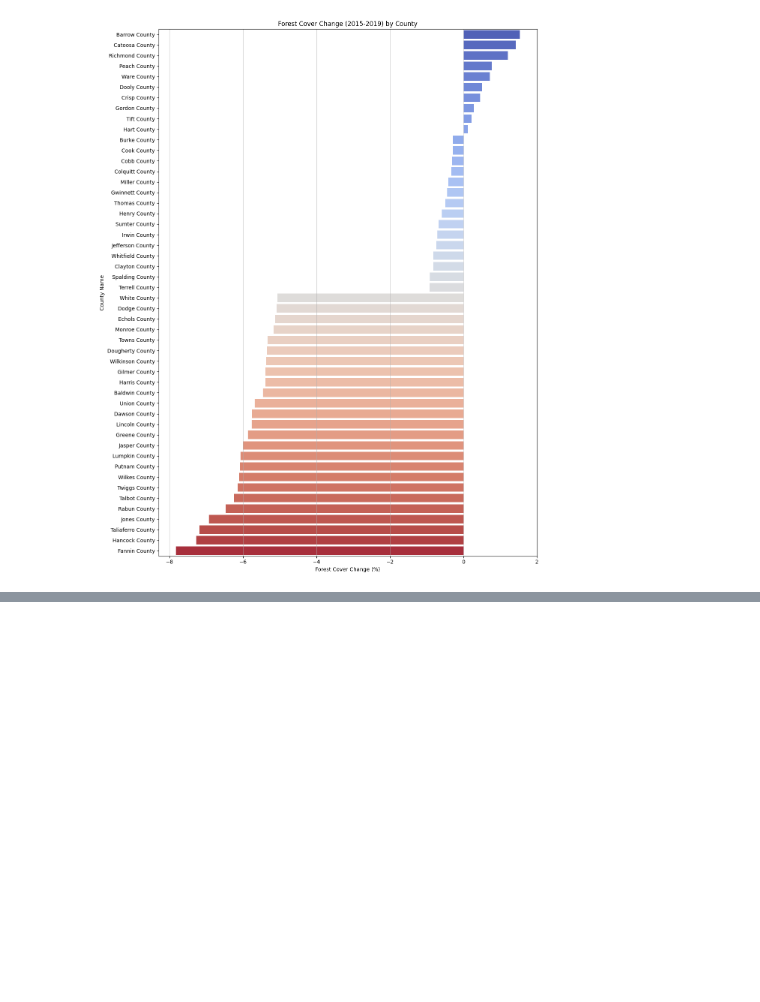
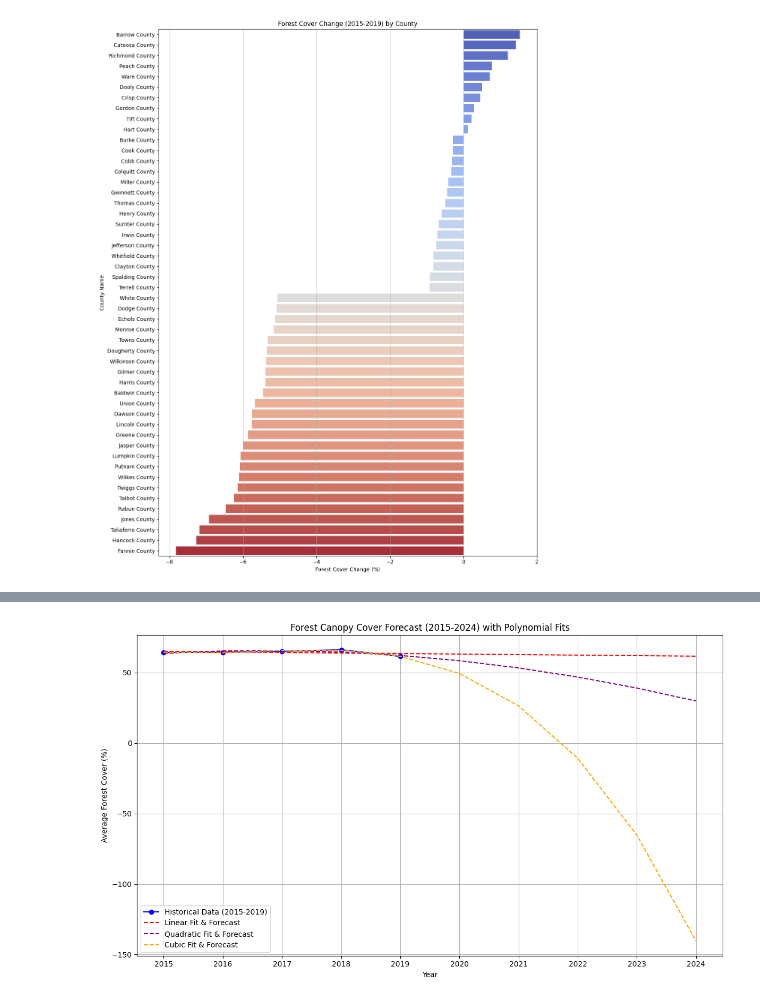
Before and after one commit to Sampreethi66/cloud, a Jupyter notebook: team/2025/savar/Copy_of_Run_Models_savar (2).ipynb, the cells around one changed output, grey strips where cells are left out. Cells and saved outputs as stored; diff of their text form; code cells hidden in the pictures; blank space fills up the shorter version.

```diff
--- a/team/2025/savar/Copy_of_Run_Models_savar (2).ipynb
+++ b/team/2025/savar/Copy_of_Run_Models_savar (2).ipynb
@@ -4086,0 +4085,11 @@ plt.show()
+# %%
+# Melt the DataFrame to long format
+df_long = pd.melt(
+    df_merged_all_years,
+    id_vars=['Fips', 'county_name', 'Forest_Cover_Change_2015_2019', 'Average_Forest_Cover', 'Forest_Cover_Std_Dev', 'Canopy_Change_Category'],
+    var_name='Year',
+    value_name='Forest_Cover'
+)
+
+# Display the head of the long-format DataFrame to verify
+display(df_long.head())
@@ -4086,0 +4251,69 @@ plt.show()
+# %%
+from sklearn.linear_model import LinearRegression
+from sklearn.preprocessing import PolynomialFeatures
+from sklearn.pipeline import make_pipeline
+import numpy as np
+import matplotlib.pyplot as plt
+import pandas as pd
+
+# Assuming average_yearly_forest_cover is available from previous steps
+# Ensure Year is the index and Forest_Cover is the value
+# Check if the index is already integer type, if not convert it
+if not pd.api.types.is_integer_dtype(average_yearly_forest_cover.index):
+     average_yearly_forest_cover.index = average_yearly_forest_cover.index.astype(int)
+
+# Prepare data for modeling
+# X should be the years, y should be the forest cover
+X_hist = average_yearly_forest_cover.index.values.reshape(-1, 1)
+y_hist = average_yearly_forest_cover['Forest_Cover'].values
+
+# Define years for forecasting (next 5 years)
+last_year = average_yearly_forest_cover.index.max()
+future_years_arr = np.arange(last_year + 1, last_year + 6).reshape(-1, 1)
+
+# Combine historical and future years for plotting
+all_years_arr = np.arange(average_yearly_forest_cover.index.min(), future_years_arr.max() + 1).reshape(-1, 1)
+
+# --- Fit Polynomial Models ---
+
+# Linear Model (Degree 1)
+linear_model = make_pipeline(PolynomialFeatures(1), LinearRegression())
+linear_model.fit(X_hist, y_hist)
+linear_forecast_all_years = linear_model.predict(all_years_arr)
+
+# Quadratic Model (Degree 2)
+quadratic_model = make_pipeline(PolynomialFeatures(2), LinearRegression())
+quadratic_model.fit(X_hist, y_hist)
+quadratic_forecast_all_years = quadratic_model.predict(all_years_arr)
+
+
+# Cubic Model (Degree 3)
+cubic_model = make_pipeline(PolynomialFeatures(3), LinearRegression())
+cubic_model.fit(X_hist, y_hist)
+cubic_forecast_all_years = cubic_model.predict(all_years_arr)
+
+
+print("Polynomial models fitted successfully.")
+
+# --- Visualize Results ---
+
+plt.figure(figsize=(12, 7))
+
+# Plot historical data
+plt.plot(average_yearly_forest_cover.index, average_yearly_forest_cover['Forest_Cover'], marker='o', linestyle='-', color='blue', label='Historical Data (2015-2019)')
+
+# Plot fitted and forecasted lines for each model
+plt.plot(all_years_arr.flatten(), linear_forecast_all_years, linestyle='--', color='red', label='Linear Fit & Forecast')
+plt.plot(all_years_arr.flatten(), quadratic_forecast_all_years, linestyle='--', color='purple', label='Quadratic Fit & Forecast')
+plt.plot(all_years_arr.flatten(), cubic_forecast_all_years, linestyle='--', color='orange', label='Cubic Fit & Forecast')
+
+
+plt.title('Forest Canopy Cover Forecast (2015-2024) with Polynomial Fits')
+plt.xlabel('Year')
+plt.ylabel('Average Forest Cover (%)')
+plt.grid(True)
+plt.legend()
+plt.xticks(all_years_arr.flatten()) # Ensure all years are shown on x-axis
+plt.tight_layout()
+plt.show()
+# %% [output]
@@ -4086,0 +4321 @@ plt.show()
+[figure, added]
```
Also changed, not shown: parts of 29 cells of this notebook, 1 other file.
